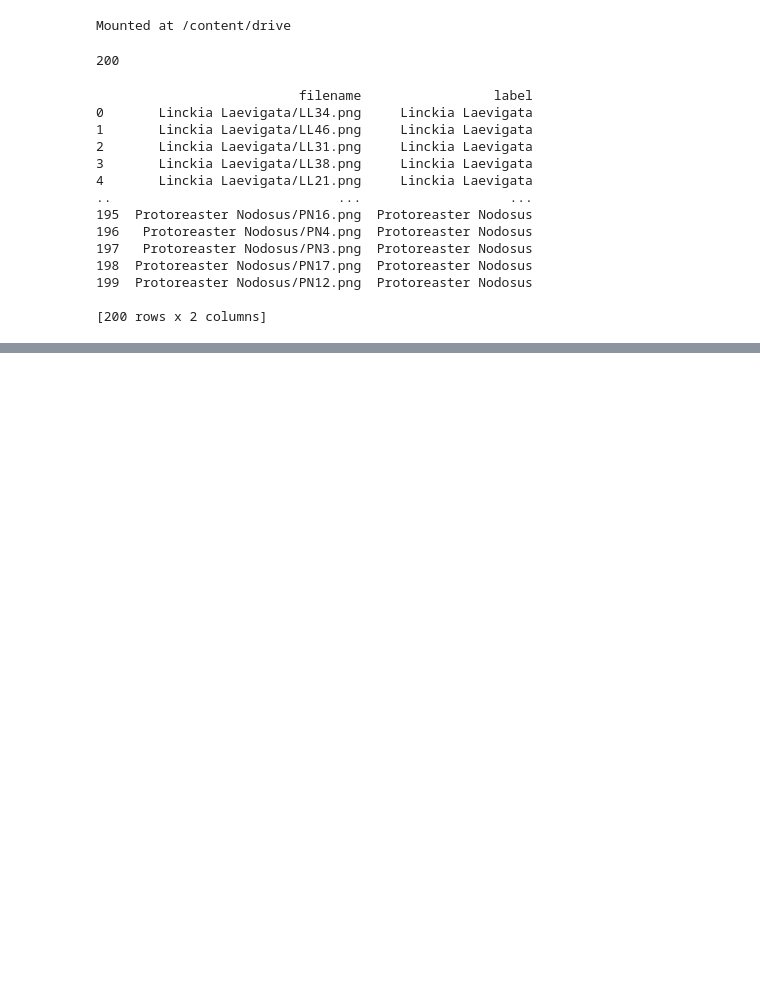
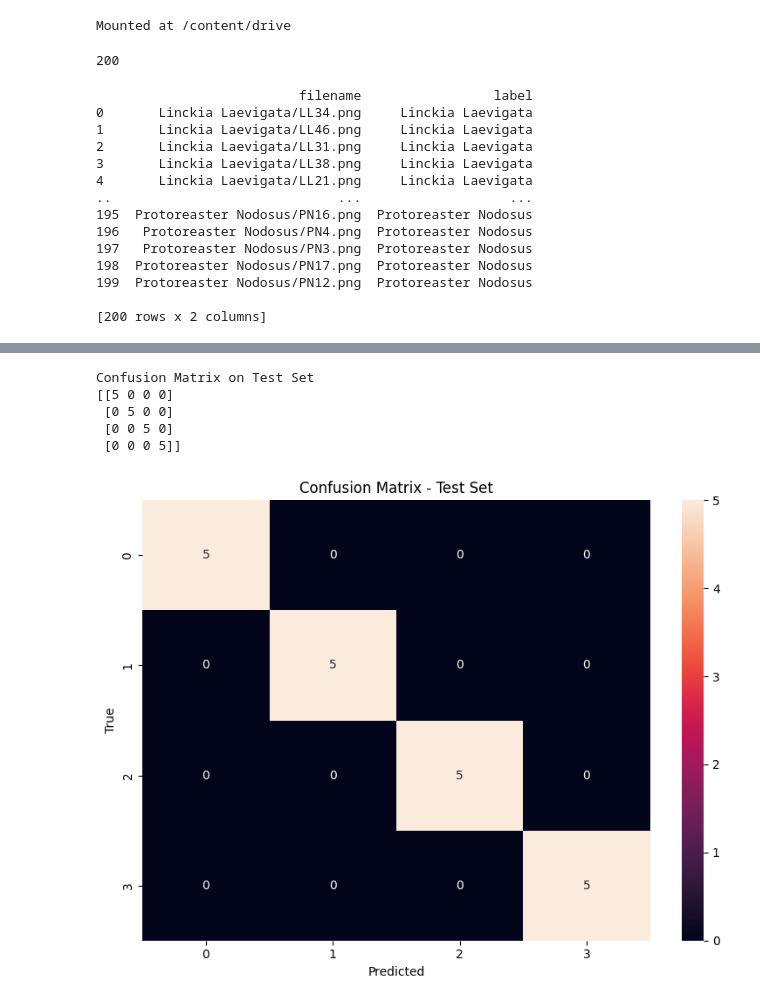
Before and after one commit to vaylerie/starfish-classification, a Jupyter notebook: model.ipynb, the cells around one changed output, grey strips where cells are left out. Saved outputs shown, nothing was run; the diff lists cells and outputs as text; code cells hidden in the pictures; blank space fills up the shorter version.

```diff
--- a/model.ipynb
+++ b/model.ipynb
@@ -401,24 +317,0 @@ loss_per_fold = []
-# %%
-fold_var = 1
-
-#Looping for each cross validation
-for train_index, val_index in kf.split(np.zeros(len(Y)),Y):
-  training_data = train_data.iloc[train_index]
-  validation_data = train_data.iloc[val_index]
-
-  train_data_generator = train_datagen.flow_from_dataframe(training_data, directory=image_dir,
-                                                           x_col="filename", y_col="label",
-                                                           target_size=(224,224),batch_size=8,
-                                                           class_mode="categorical", shuffle=True)
-  valid_data_generator = test_datagen.flow_from_dataframe(validation_data, directory=image_dir,
-                                                           x_col="filename", y_col="label",
-                                                           target_size=(224,224),batch_size=8,
-                                                           class_mode="categorical", shuffle=False)
-  print('\n')
-
-  pretrained_model = MobileNet(input_shape=(224, 224, 3),
-                             include_top=False,
-                             weights='imagenet')
-
-  for layer in pretrained_model.layers:
-    layer.trainable = False
@@ -730,0 +401,4 @@ plt.show()
+# %%
+# Evaluate on the test set
+model = build_model()  # Rebuild the model for final evaluation
+model.fit(train_data_generator, epochs=10, steps_per_epoch=train_df.shape[0] // 8)
@@ -730,0 +419,5 @@ plt.show()
+# %%
+# Predict labels for test data
+y_test_predict = model.predict(val_data_generator)
+y_test = np.asarray(val_data_generator.labels)
+y_test_predict_labels = np.argmax(y_test_predict, axis=1)
@@ -730,0 +426,22 @@ plt.show()
+# %%
+# Display confusion matrix for test set
+print("\nConfusion Matrix on Test Set")
+print(confusion_matrix(y_test, y_test_predict_labels))
+# %% [output]
+Confusion Matrix on Test Set
+[[5 0 0 0]
+ [0 5 0 0]
+ [0 0 5 0]
+ [0 0 0 5]]
+# %%
+# Plot confusion matrix
+plt.figure(figsize=(8, 6))
+sns.heatmap(confusion_matrix(y_test, y_test_predict_labels), annot=True, fmt=".0f")
+plt.xlabel("Predicted")
+plt.ylabel("True")
+plt.title("Confusion Matrix - Test Set")
+plt.tight_layout()
+plt.savefig(os.path.join(save_dir, 'confusion_matrix_test.png'))
+plt.show()
+# %% [output]
+[figure, added]
```
Also changed, not shown: parts of 19 cells of this notebook.
